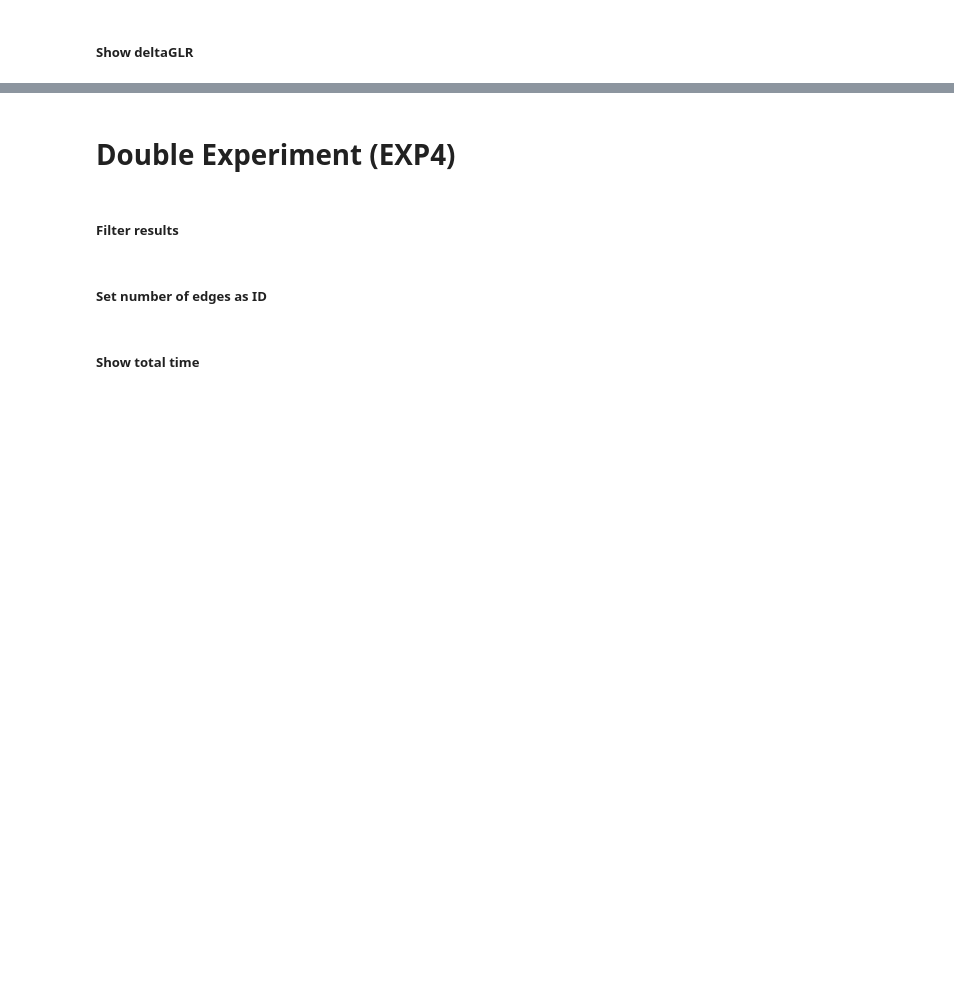
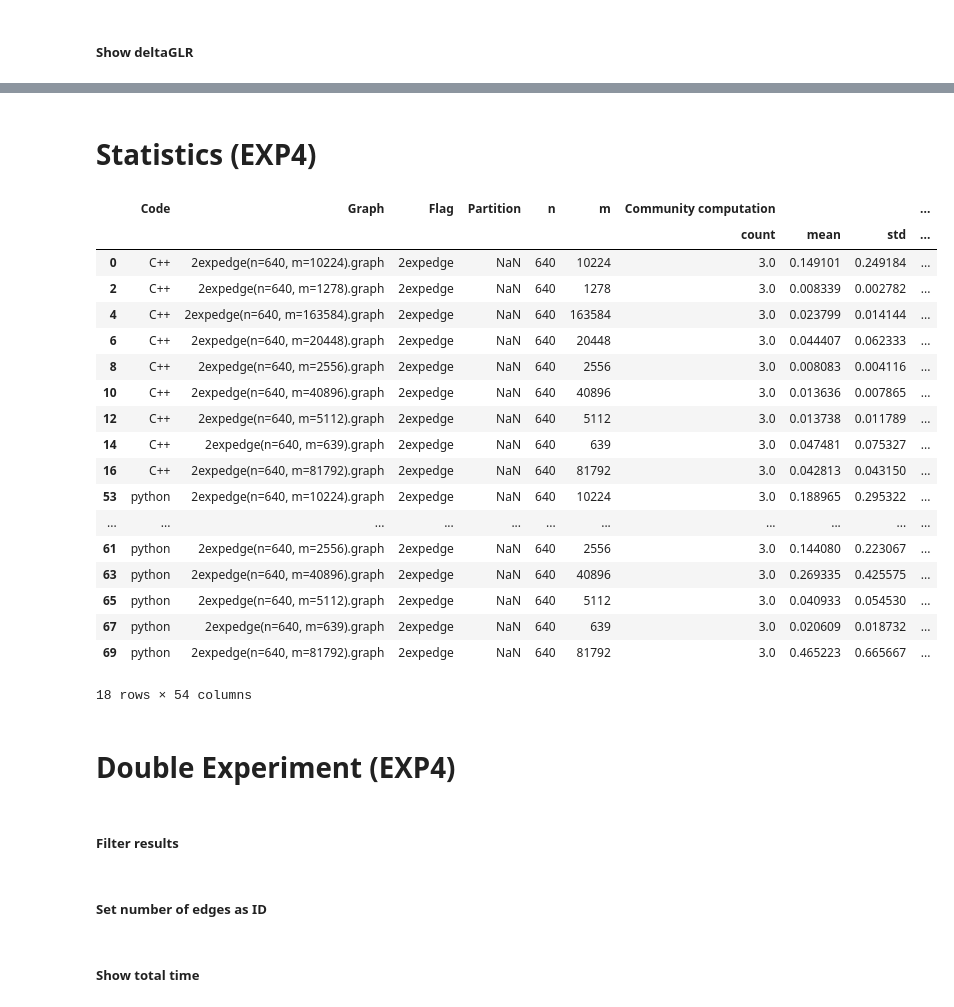
Before and after one commit to RobyBobby24/AlgorithmEngineering, a Jupyter notebook: analysis/double_experiment.ipynb, the cells around one changed output, grey strips where cells are left out. Saved outputs shown, nothing was run; the diff lists cells and outputs as text; code cells hidden in the pictures; blank space fills up the shorter version.

Commit message:
add statistics to experiments

```diff
--- a/analysis/double_experiment.ipynb
+++ b/analysis/double_experiment.ipynb
@@ -490,3 +556,27 @@ plot_column(dexpcommunity, ["deltaGLR"])
+# %% [markdown]
+# Statistics (EXP4)
+# %%
+statistics[ statistics["Flag"] == "2expedge"]
+# %% [output]
+|  | Code | Graph | Flag | Partition | n | m | Community computation |  |  | ... |
+|  |  |  |  |  |  |  | count | mean | std | ... |
+| 0 | C++ | 2expedge(n=640, m=10224).graph | 2expedge | NaN | 640 | 10224 | 3.0 | 0.149101 | 0.249184 | ... |
+| 2 | C++ | 2expedge(n=640, m=1278).graph | 2expedge | NaN | 640 | 1278 | 3.0 | 0.008339 | 0.002782 | ... |
+| 4 | C++ | 2expedge(n=640, m=163584).graph | 2expedge | NaN | 640 | 163584 | 3.0 | 0.023799 | 0.014144 | ... |
+| 6 | C++ | 2expedge(n=640, m=20448).graph | 2expedge | NaN | 640 | 20448 | 3.0 | 0.044407 | 0.062333 | ... |
+| 8 | C++ | 2expedge(n=640, m=2556).graph | 2expedge | NaN | 640 | 2556 | 3.0 | 0.008083 | 0.004116 | ... |
+| 10 | C++ | 2expedge(n=640, m=40896).graph | 2expedge | NaN | 640 | 40896 | 3.0 | 0.013636 | 0.007865 | ... |
+| 12 | C++ | 2expedge(n=640, m=5112).graph | 2expedge | NaN | 640 | 5112 | 3.0 | 0.013738 | 0.011789 | ... |
+| 14 | C++ | 2expedge(n=640, m=639).graph | 2expedge | NaN | 640 | 639 | 3.0 | 0.047481 | 0.075327 | ... |
+| 16 | C++ | 2expedge(n=640, m=81792).graph | 2expedge | NaN | 640 | 81792 | 3.0 | 0.042813 | 0.043150 | ... |
+| 53 | python | 2expedge(n=640, m=10224).graph | 2expedge | NaN | 640 | 10224 | 3.0 | 0.188965 | 0.295322 | ... |
+| ... | ... | ... | ... | ... | ... | ... | ... | ... | ... | ... |
+| 61 | python | 2expedge(n=640, m=2556).graph | 2expedge | NaN | 640 | 2556 | 3.0 | 0.144080 | 0.223067 | ... |
+| 63 | python | 2expedge(n=640, m=40896).graph | 2expedge | NaN | 640 | 40896 | 3.0 | 0.269335 | 0.425575 | ... |
+| 65 | python | 2expedge(n=640, m=5112).graph | 2expedge | NaN | 640 | 5112 | 3.0 | 0.040933 | 0.054530 | ... |
+| 67 | python | 2expedge(n=640, m=639).graph | 2expedge | NaN | 640 | 639 | 3.0 | 0.020609 | 0.018732 | ... |
+| 69 | python | 2expedge(n=640, m=81792).graph | 2expedge | NaN | 640 | 81792 | 3.0 | 0.465223 | 0.665667 | ... |
+18 rows × 54 columns
 # %% [markdown]
 # Double Experiment (EXP4)
 # %% [markdown]
```
Also changed, not shown: parts of 58 cells of this notebook, 18 other files.
